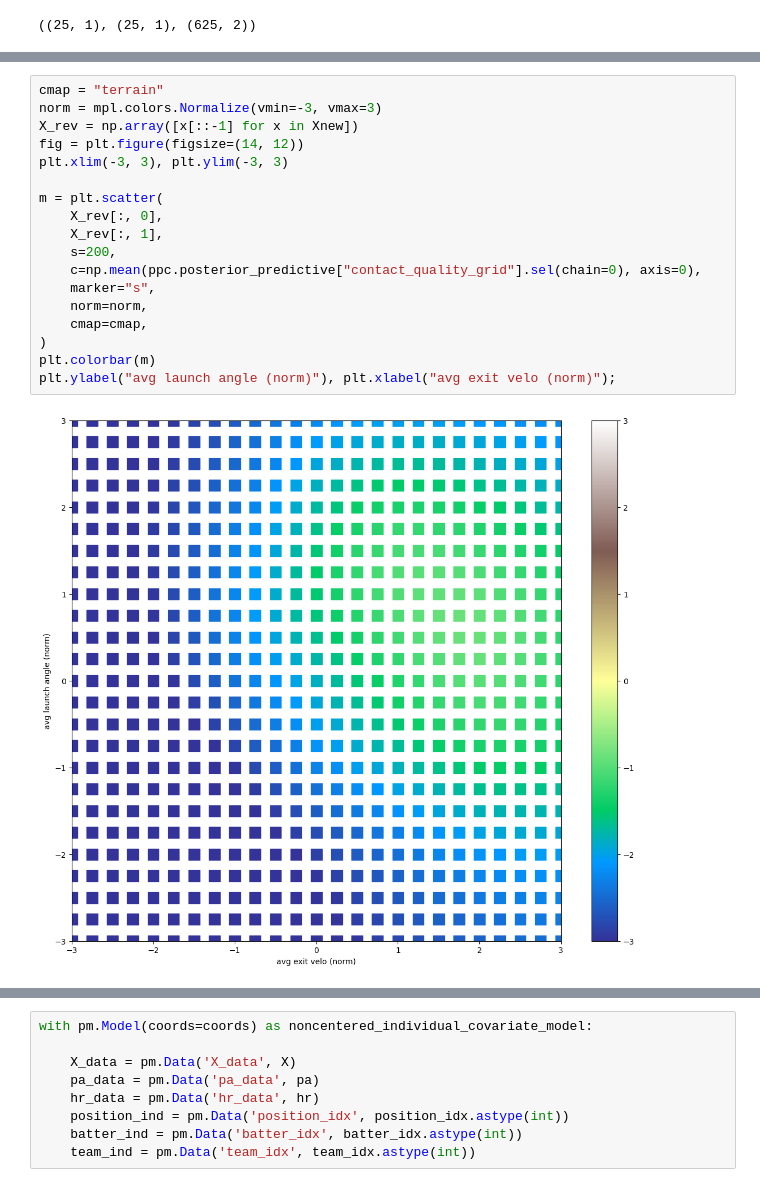
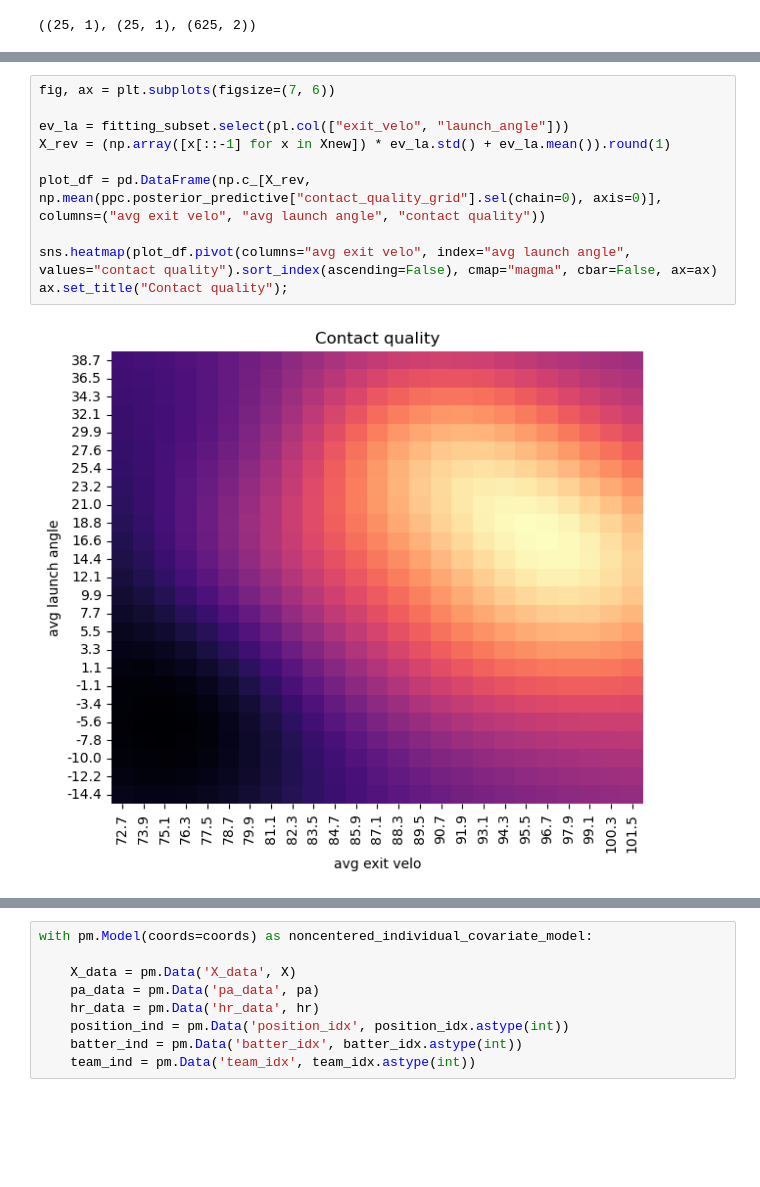
Before and after one commit to fonnesbeck/hierarchical_models_sports_analytics, a Jupyter notebook: Hierarchical_Models_Sports_Analytics.ipynb, the cells around one changed output, grey strips where cells are left out. Drawn from its saved outputs; the diff is of its cells as text; blank space fills up the shorter version.

```diff
--- a/Hierarchical_Models_Sports_Analytics.ipynb
+++ b/Hierarchical_Models_Sports_Analytics.ipynb
@@ -1176,23 +1194,15 @@ Sampling: []
-# %%
-cmap = "terrain"
-norm = mpl.colors.Normalize(vmin=-3, vmax=3)
-X_rev = np.array([x[::-1] for x in Xnew])
-fig = plt.figure(figsize=(14, 12))
-plt.xlim(-3, 3), plt.ylim(-3, 3)
-
-m = plt.scatter(
-    X_rev[:, 0],
-    X_rev[:, 1],
-    s=200,
-    c=np.mean(ppc.posterior_predictive["contact_quality_grid"].sel(chain=0), axis=0),
-    marker="s",
-    norm=norm,
-    cmap=cmap,
-)
-plt.colorbar(m)
-plt.ylabel("avg launch angle (norm)"), plt.xlabel("avg exit velo (norm)");
-# %% [output]
-[figure, removed]
+# %%
+fig, ax = plt.subplots(figsize=(7, 6))
+
+ev_la = fitting_subset.select(pl.col(["exit_velo", "launch_angle"]))
+X_rev = (np.array([x[::-1] for x in Xnew]) * ev_la.std() + ev_la.mean()).round(1)
+
+plot_df = pd.DataFrame(np.c_[X_rev, np.mean(ppc.posterior_predictive["contact_quality_grid"].sel(chain=0), axis=0)], columns=("avg exit velo", "avg launch angle", "contact quality"))
+
+sns.heatmap(plot_df.pivot(columns="avg exit velo", index="avg launch angle", values="contact quality").sort_index(ascending=False), cmap="magma", cbar=False, ax=ax)
+ax.set_title("Contact quality");
+# %% [output]
+[figure, added]
 # %%
 with gp_covariate_model:
     pm.compute_log_likelihood(gp_covariate_trace)
```
Also changed, not shown: parts of 39 cells of this notebook.
